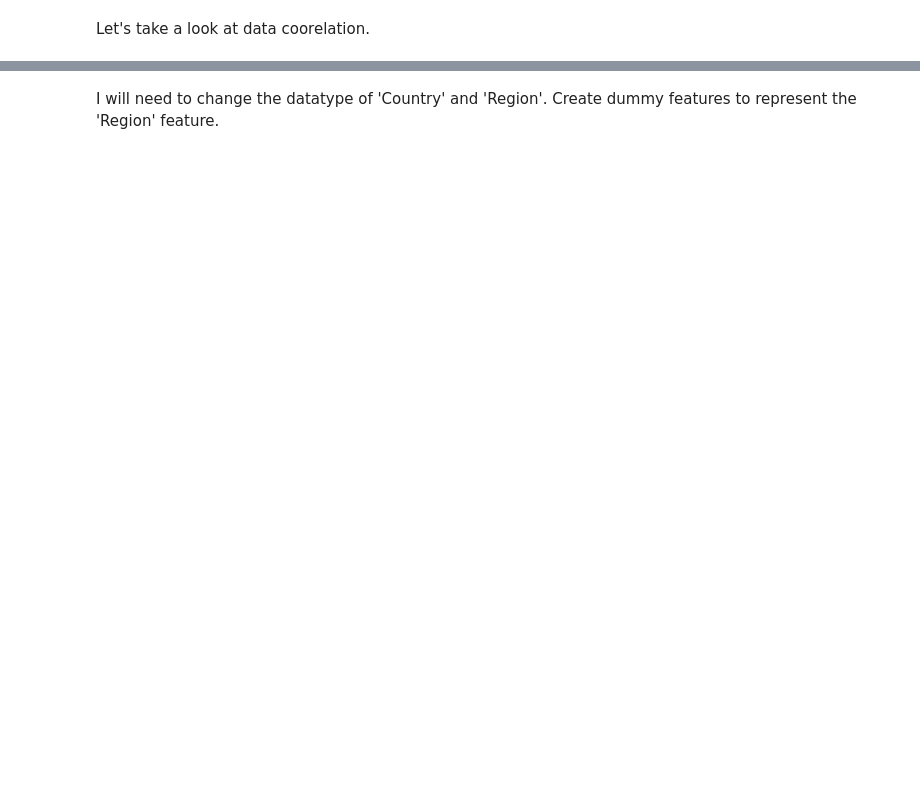
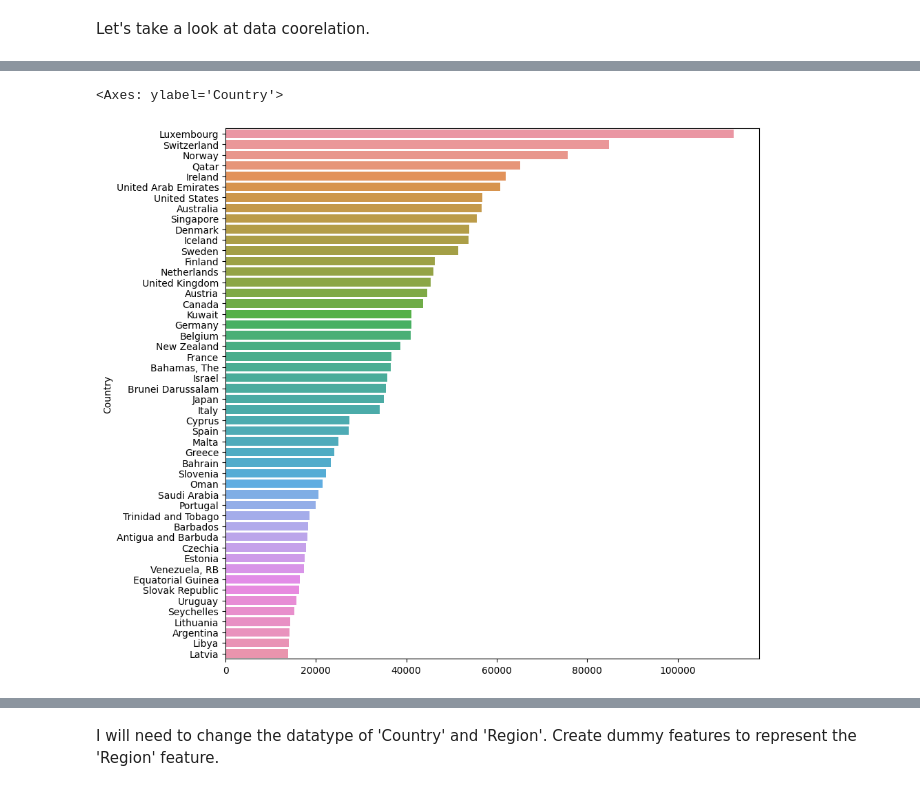
Before and after one commit to johnpospisil/who-life-expectancy-predictor, a Jupyter notebook: who-life-expectancy-prediction.ipynb, the cells around one changed output, grey strips where cells are left out. Saved outputs shown, nothing was run; the diff lists cells and outputs as text; code cells hidden in the pictures; blank space fills up the shorter version.

Commit message:
Correct the GDP Graph.

```diff
--- a/who-life-expectancy-prediction.ipynb
+++ b/who-life-expectancy-prediction.ipynb
@@ -114,7 +127,6 @@ type(y_temp)
 # %%
-temp=df.groupby('Country')['GDP_per_capita'].max().to_frame().sort_values(by='GDP_per_capita', ascending=False)[120:179]
+temp=df.groupby('Country')['GDP_per_capita'].max().to_frame().sort_values(by='GDP_per_capita', ascending=False)
+temp['Country'] = temp.index
 
 y = temp.filter(['Country'], axis=1)
-x = temp.filter(['GDP_per_capita'], axis=1)
-# x = temp.iloc[: , 1:]
-# temp = temp.iloc[:, 0]
+x = temp['GDP_per_capita'].tolist()
@@ -144 +133,7 @@ sns.barplot(y=df.sort_values(by='Country')['Country'].unique(), x=df.groupby('Co
+# %%
+plt.figure(figsize=(10, 10))
+sns.barplot(y=y['Country'][0:50], x=x[0:50])
+# %% [output]
+<Axes: ylabel='Country'>
+[figure, added]
 # %%
```
Also changed, not shown: parts of 31 cells of this notebook.
